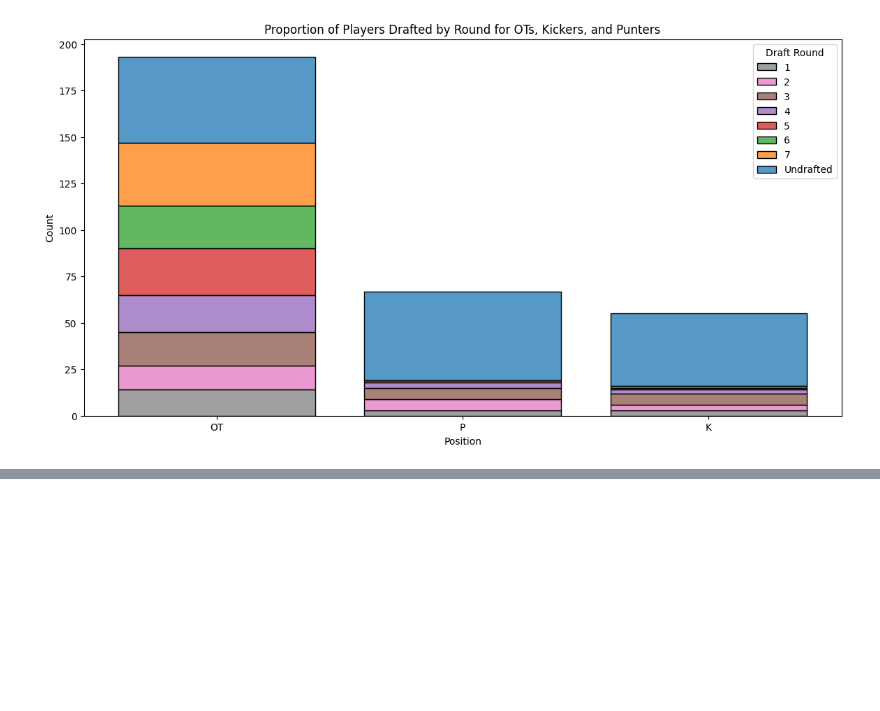
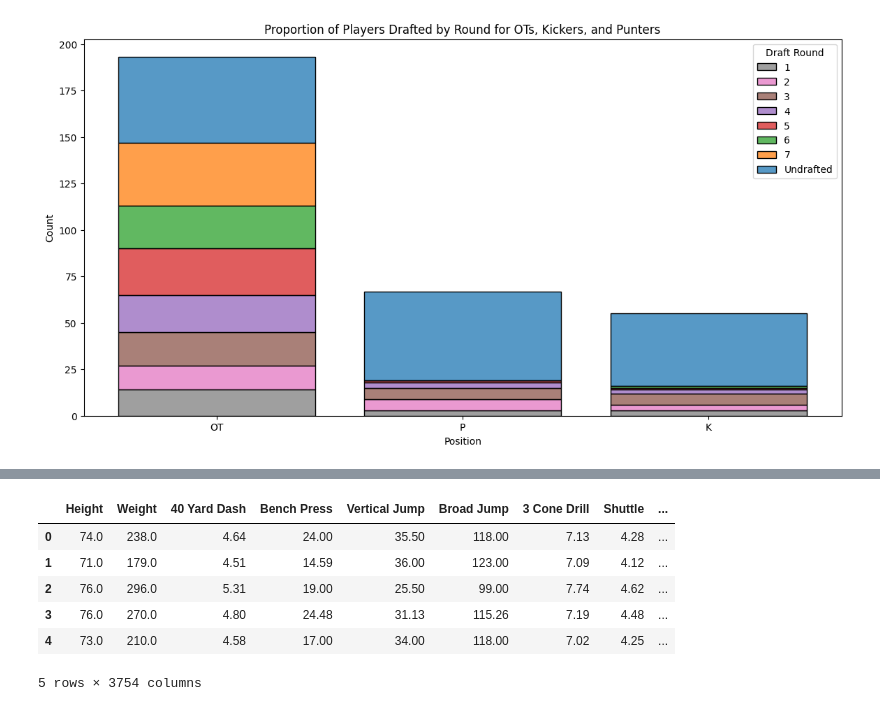
Before and after one commit to Vishwa-Sheth/Predict_the_NFL_cut, a Jupyter notebook: Progress Report - 5 Apr.ipynb, the cells around one changed output, grey strips where cells are left out. Cells and saved outputs as stored; diff of their text form; code cells hidden in the pictures; blank space fills up the shorter version.

```diff
--- a/Progress Report - 5 Apr.ipynb
+++ b/Progress Report - 5 Apr.ipynb
@@ -722,0 +743,6 @@ plt.show()
+# %%
+import pandas as pd
+
+# Read the CSV file
+df = pd.read_csv("data/imputed_data.csv")
+print(df.columns)
@@ -722,0 +780,23 @@ plt.show()
+# %%
+# Classifing it in binary to train model and then predict probabilities for ranking
+df.loc[df.Round != 1, "Round"] = 0
+
+# Dropping the columns which donot contribute in prediction
+all_X = df.drop(["Name", "Round", "Pick", "College"], axis=1)
+all_X = pd.get_dummies(all_X)
+
+# Splitting testing and training sets
+train_X = all_X[(all_X.Year != 2023)].drop(["Year"], axis=1)
+test_X = all_X[all_X.Year == 2023].drop(["Year"], axis=1)
+train_y = df[(df.Year != 2023)].Round
+test_y = df[df.Year == 2023].Round
+# %%
+train_X.head()
+# %% [output]
+|  | Height | Weight | 40 Yard Dash | Bench Press | Vertical Jump | Broad Jump | 3 Cone Drill | Shuttle | ... |
+| 0 | 74.0 | 238.0 | 4.64 | 24.00 | 35.50 | 118.00 | 7.13 | 4.28 | ... |
+| 1 | 71.0 | 179.0 | 4.51 | 14.59 | 36.00 | 123.00 | 7.09 | 4.12 | ... |
+| 2 | 76.0 | 296.0 | 5.31 | 19.00 | 25.50 | 99.00 | 7.74 | 4.62 | ... |
+| 3 | 76.0 | 270.0 | 4.80 | 24.48 | 31.13 | 115.26 | 7.19 | 4.48 | ... |
+| 4 | 73.0 | 210.0 | 4.58 | 17.00 | 34.00 | 118.00 | 7.02 | 4.25 | ... |
+5 rows × 3754 columns
```
Also changed, not shown: parts of 14 cells of this notebook.
